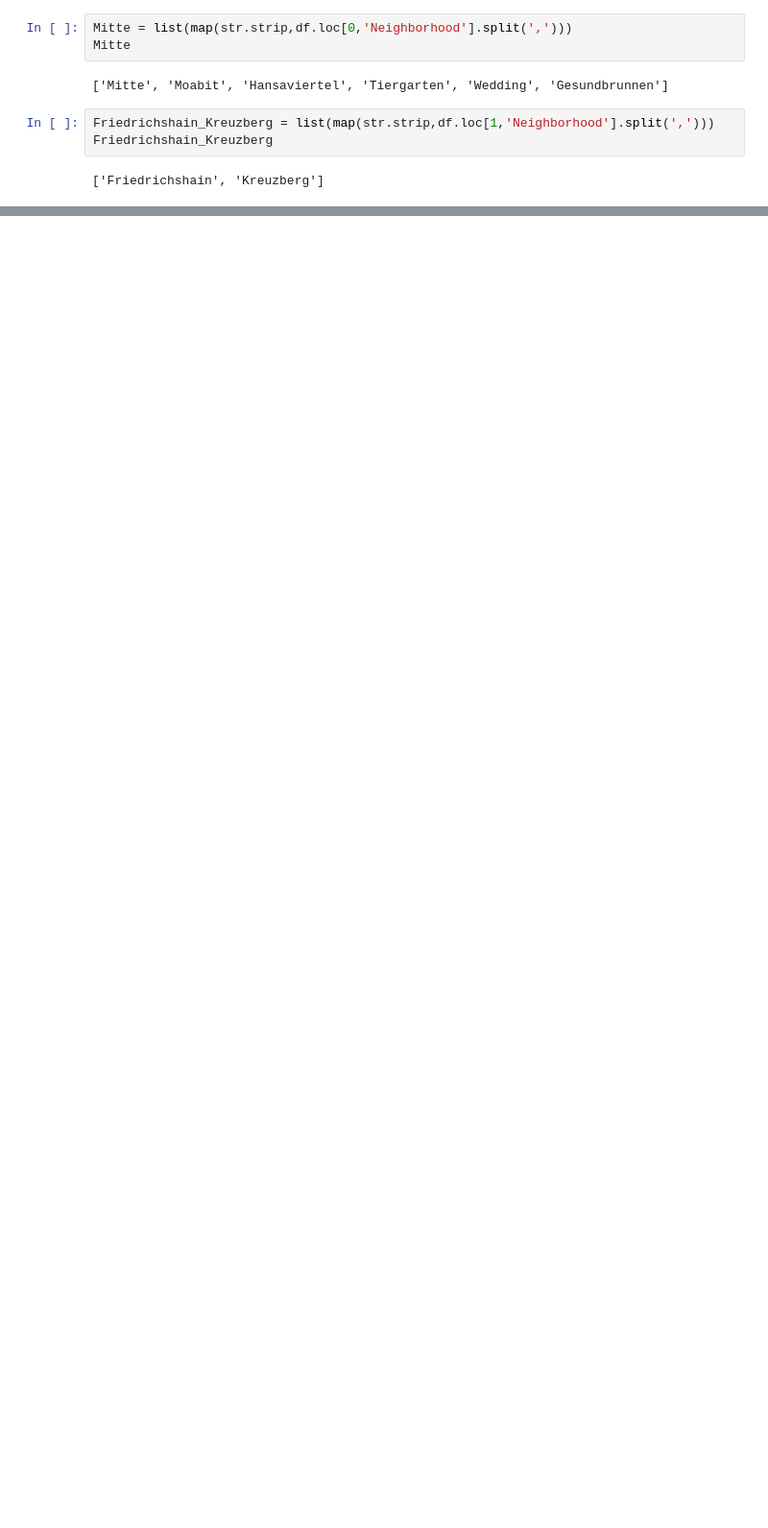
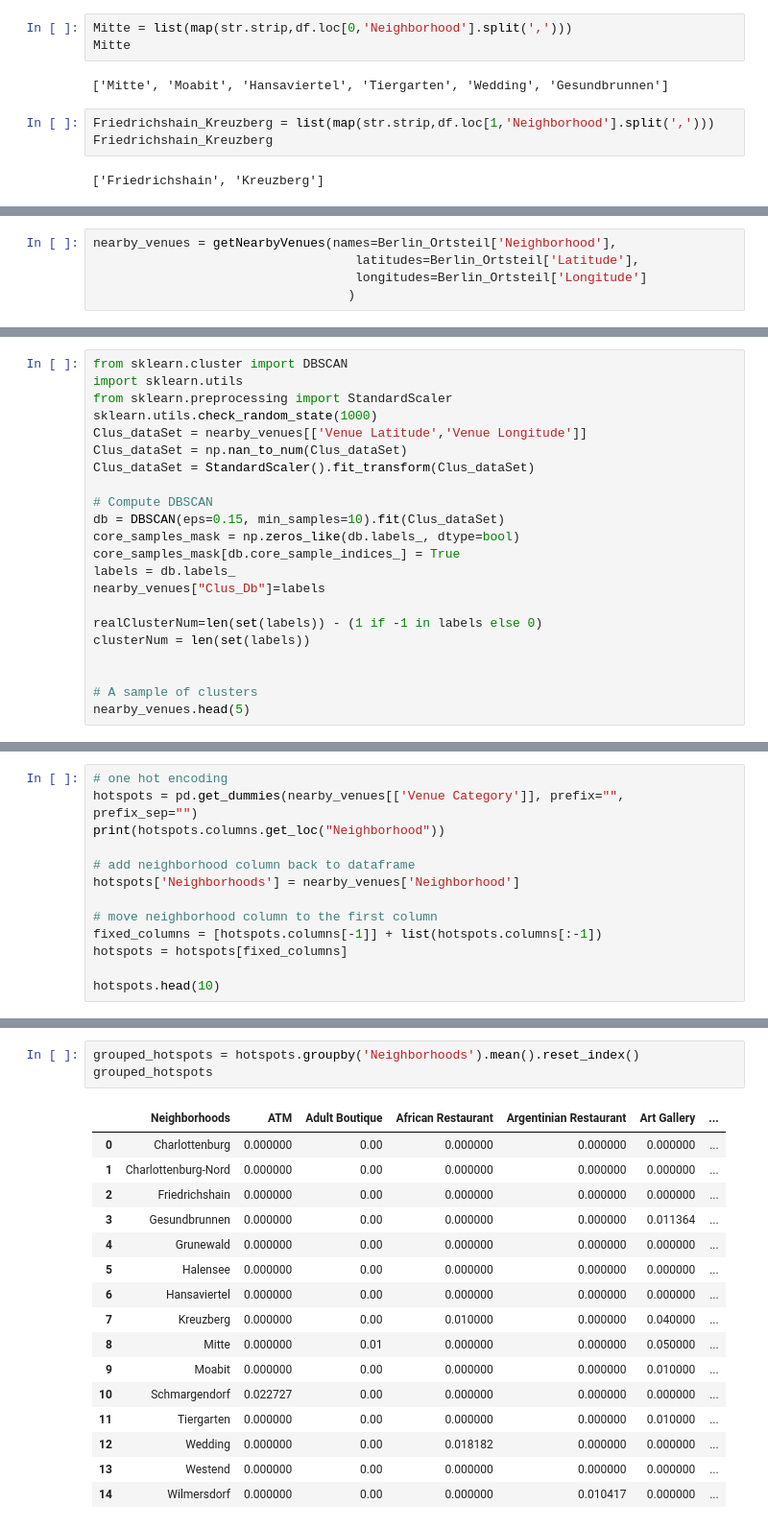
Before and after one commit to cumt559/Coursera_Capstone, a Jupyter notebook: Coursera_Capstone-Final-Assignment.ipynb, the cells around one changed output, grey strips where cells are left out. Shown at 96% size. Cells and saved outputs as stored; diff of their text form; blank space fills up the shorter version.

Commit message:
clusterings

```diff
--- a/Coursera_Capstone-Final-Assignment.ipynb
+++ b/Coursera_Capstone-Final-Assignment.ipynb
@@ -704,0 +425,5 @@ Toronto_merged.loc[Toronto_merged['Cluster Labels'] == 1, Toronto_merged.columns
+# %%
+nearby_venues = getNearbyVenues(names=Berlin_Ortsteil['Neighborhood'],
+                                   latitudes=Berlin_Ortsteil['Latitude'],
+                                   longitudes=Berlin_Ortsteil['Longitude']
+                                  )
@@ -704,0 +459,22 @@ Toronto_merged.loc[Toronto_merged['Cluster Labels'] == 1, Toronto_merged.columns
+# %%
+from sklearn.cluster import DBSCAN
+import sklearn.utils
+from sklearn.preprocessing import StandardScaler
+sklearn.utils.check_random_state(1000)
+Clus_dataSet = nearby_venues[['Venue Latitude','Venue Longitude']]
+Clus_dataSet = np.nan_to_num(Clus_dataSet)
+Clus_dataSet = StandardScaler().fit_transform(Clus_dataSet)
+
+# Compute DBSCAN
+db = DBSCAN(eps=0.15, min_samples=10).fit(Clus_dataSet)
+core_samples_mask = np.zeros_like(db.labels_, dtype=bool)
+core_samples_mask[db.core_sample_indices_] = True
+labels = db.labels_
+nearby_venues["Clus_Db"]=labels
+
+realClusterNum=len(set(labels)) - (1 if -1 in labels else 0)
+clusterNum = len(set(labels))
+
+
+# A sample of clusters
+nearby_venues.head(5)
@@ -704,0 +558,13 @@ Toronto_merged.loc[Toronto_merged['Cluster Labels'] == 1, Toronto_merged.columns
+# %%
+# one hot encoding
+hotspots = pd.get_dummies(nearby_venues[['Venue Category']], prefix="", prefix_sep="")
+print(hotspots.columns.get_loc("Neighborhood"))
+
+# add neighborhood column back to dataframe
+hotspots['Neighborhoods'] = nearby_venues['Neighborhood']
+
+# move neighborhood column to the first column
+fixed_columns = [hotspots.columns[-1]] + list(hotspots.columns[:-1])
+hotspots = hotspots[fixed_columns]
+
+hotspots.head(10)
@@ -704,0 +585,20 @@ Toronto_merged.loc[Toronto_merged['Cluster Labels'] == 1, Toronto_merged.columns
+# %%
+grouped_hotspots = hotspots.groupby('Neighborhoods').mean().reset_index()
+grouped_hotspots
+# %% [output]
+|  | Neighborhoods | ATM | Adult Boutique | African Restaurant | Argentinian Restaurant | Art Gallery | ... |
+| 0 | Charlottenburg | 0.000000 | 0.00 | 0.000000 | 0.000000 | 0.000000 | ... |
+| 1 | Charlottenburg-Nord | 0.000000 | 0.00 | 0.000000 | 0.000000 | 0.000000 | ... |
+| 2 | Friedrichshain | 0.000000 | 0.00 | 0.000000 | 0.000000 | 0.000000 | ... |
+| 3 | Gesundbrunnen | 0.000000 | 0.00 | 0.000000 | 0.000000 | 0.011364 | ... |
+| 4 | Grunewald | 0.000000 | 0.00 | 0.000000 | 0.000000 | 0.000000 | ... |
+| 5 | Halensee | 0.000000 | 0.00 | 0.000000 | 0.000000 | 0.000000 | ... |
+| 6 | Hansaviertel | 0.000000 | 0.00 | 0.000000 | 0.000000 | 0.000000 | ... |
+| 7 | Kreuzberg | 0.000000 | 0.00 | 0.010000 | 0.000000 | 0.040000 | ... |
+| 8 | Mitte | 0.000000 | 0.01 | 0.000000 | 0.000000 | 0.050000 | ... |
+| 9 | Moabit | 0.000000 | 0.00 | 0.000000 | 0.000000 | 0.010000 | ... |
+| 10 | Schmargendorf | 0.022727 | 0.00 | 0.000000 | 0.000000 | 0.000000 | ... |
+| 11 | Tiergarten | 0.000000 | 0.00 | 0.000000 | 0.000000 | 0.010000 | ... |
+| 12 | Wedding | 0.000000 | 0.00 | 0.018182 | 0.000000 | 0.000000 | ... |
+| 13 | Westend | 0.000000 | 0.00 | 0.000000 | 0.000000 | 0.000000 | ... |
+| 14 | Wilmersdorf | 0.000000 | 0.00 | 0.000000 | 0.010417 | 0.000000 | ... |
```
Also changed, not shown: parts of 55 cells of this notebook, 1 other file.
